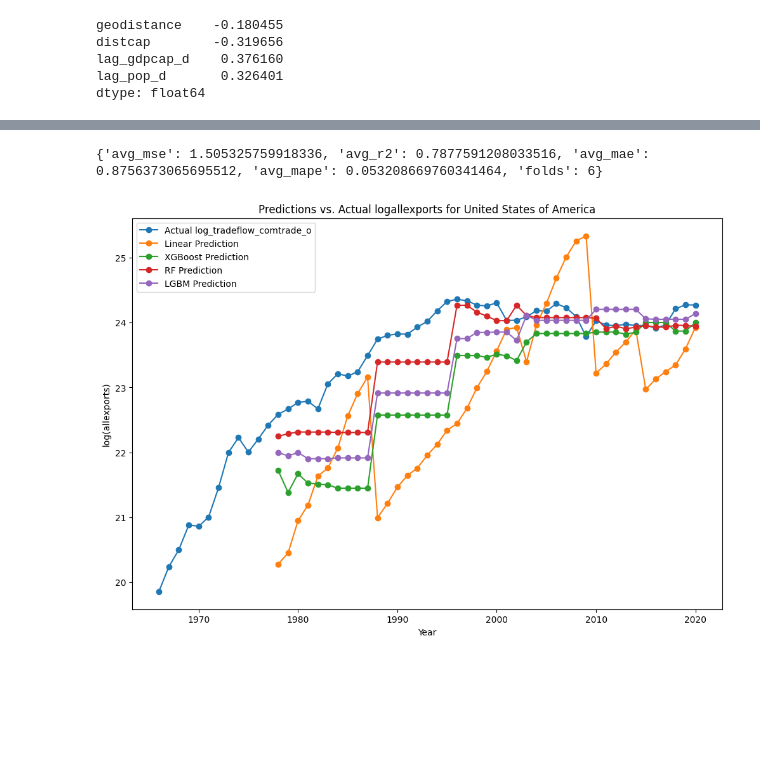
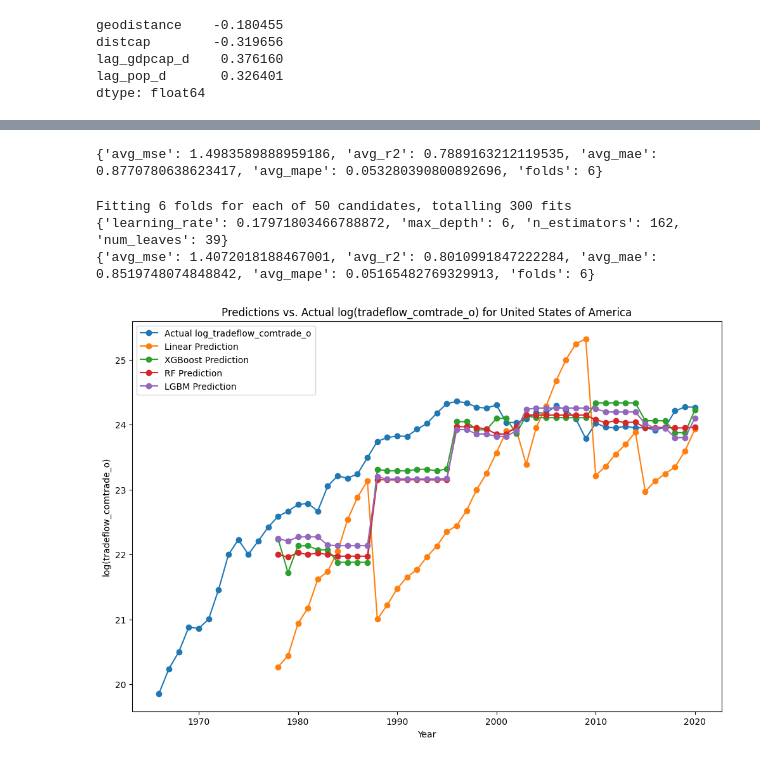
Before and after one commit to luna-ortus-cor/Geopolitical-Distance-and-Global-Trade, a Jupyter notebook: Backend/code/MODELS.ipynb, the cells around one changed output, grey strips where cells are left out. Cells and saved outputs as stored; diff of their text form; code cells hidden in the pictures; blank space fills up the shorter version.

Commit message:
Add final models and last dataset

```diff
--- a/Backend/code/MODELS.ipynb
+++ b/Backend/code/MODELS.ipynb
@@ -56,7 +58,7 @@ df_2['lag_gdpcap_d'] = df_2.groupby('country_d')['gdpcap_d'].shift(1)
 
 df_2 = df_2[df_2.groupby('country_d')['year'].diff() == 1]
 
-df_2 = df_2.dropna(subset=['lag_pop_d', 'lag_gdpcap_d', 'log_tradeflow_comtrade_o', 'log_tradeflow_comtrade_o'])
+df_2 = df_2.dropna(subset=['geodistance', 'lag_pop_d', 'lag_gdpcap_d', 'log_tradeflow_comtrade_o', 'log_tradeflow_comtrade_o'])
 # %%
 df_2[['geodistance', 'distcap', 'lag_gdpcap_d', 'lag_pop_d']].corrwith(df_2['log_tradeflow_comtrade_o'])
 
@@ -132,13 +134,11 @@ xgboostX = df_2[['lag_pop_d', 'lag_gdpcap_d', 'distcap', 'geodistance']].copy()
 xgboostX['log_lag_pop_d'] = np.log1p(xgboostX['lag_pop_d'])
 xgboostX['log_lag_gdpcap_d'] = np.log1p(xgboostX['lag_gdpcap_d'])
 
-scaler = StandardScaler()
-xgboostX[['log_lag_pop_d', 'log_lag_gdpcap_d', 'distcap']] = scaler.fit_transform(xgboostX[['log_lag_pop_d', 'log_lag_gdpcap_d', 'distcap']])
 xgboostX = xgboostX[['distcap', 'geodistance', 'log_lag_pop_d', 'log_lag_gdpcap_d']]
 xgboostY = df_2[['log_tradeflow_comtrade_o']]
 
 # need to relook at the settings
-xgboostModel = XGBRegressor(
+xgboostModel = xgb.XGBRegressor(
     n_estimators=100,
     max_depth=4,
     learning_rate=0.05,
@@ -169,5 +235,5 @@ print(rfMetrics)
 # %%
-# Light GBM
+# LightGBM
 lgbmX = df_2[['lag_pop_d', 'lag_gdpcap_d', 'distcap', 'geodistance']].copy()
 lgbmX['log_lag_pop_d'] = np.log1p(lgbmX['lag_pop_d'])
 lgbmX['log_lag_gdpcap_d'] = np.log1p(lgbmX['lag_gdpcap_d'])
@@ -178,27 +244,58 @@ lgbmModel = LGBMRegressor(n_estimators=100, max_depth=10, random_state=222, verb
 lgbmPredictions, lgbmMetrics =  timeseries_cv(lgbmModel, lgbmX, lgbmY)
 print(lgbmMetrics)
 # %% [output]
-{'avg_mse': 1.505325759918336, 'avg_r2': 0.7877591208033516, 'avg_mae': 0.8756373065695512, 'avg_mape': 0.053208669760341464, 'folds': 6}
+{'avg_mse': 1.4983589888959186, 'avg_r2': 0.7889163212119535, 'avg_mae': 0.8770780638623417, 'avg_mape': 0.053280390800892696, 'folds': 6}
+# %%
+# Hyperparameter tuning for LightGBM (similar to earlier)
+lgbm_param_dist = {
+    'n_estimators': randint(50, 200),
+    'max_depth': randint(3, 10),
+    'learning_rate': uniform(0.01, 0.2),
+    'num_leaves': randint(20, 100),
+}
+
+lgbm_random_search = RandomizedSearchCV(
+    estimator=lgbmModel,
+    param_distributions=lgbm_param_dist,
+    scoring='neg_mean_squared_error',
+    cv=tscv,
+    n_jobs=-1,
+    verbose=1,
+    n_iter=50
+)
+
+lgbm_random_search.fit(lgbmX, lgbmY.values.ravel())
+lgbm_best_params = lgbm_random_search.best_params_
+lgbm_best_model = lgbm_random_search.best_estimator_
+
+print(lgbm_best_params)
+lgbmHPTpredictions, lgbmHPTmetrics = timeseries_cv(lgbm_best_model, lgbmX, lgbmY)
+print(lgbmHPTmetrics)
+# %% [output]
+Fitting 6 folds for each of 50 candidates, totalling 300 fits
+{'learning_rate': 0.17971803466788872, 'max_depth': 6, 'n_estimators': 162, 'num_leaves': 39}
+{'avg_mse': 1.4072018188467001, 'avg_r2': 0.8010991847222284, 'avg_mae': 0.8519748074848842, 'avg_mape': 0.05165482769329913, 'folds': 6}
 # %%
-df_2['linearPrediction'] = linearPredictions
-df_2['xgboostPrediction'] = xgboostPredictions
-df_2['rfPrediction'] = rfPredictions
-df_2['lgbmPrediction'] = lgbmPredictions
+df_results = df_2[['country_d', 'log_tradeflow_comtrade_o', 'year']].copy()
+df_results['linearPrediction'] = linearPredictions
+df_results['xgboostHPTPrediction'] = xgboostHPTpredictions
+df_results['rfHPTPrediction'] = rfHPTpredictions
+df_results['lgbmHPTPrediction'] = lgbmHPTpredictions
 # %%
-df_filtered = df_2[df_2['country_d'] == 'United States of America']
+df_filtered = df_results[df_results['country_d'] == 'United States of America']
 
 plt.figure(figsize=(12, 8))
 plt.plot(df_filtered['year'], df_filtered['log_tradeflow_comtrade_o'], label='Actual log_tradeflow_comtrade_o', marker='o')
 plt.plot(df_filtered['year'], df_filtered['linearPrediction'], label='Linear Prediction', marker='o')
-plt.plot(df_filtered['year'], df_filtered['xgboostPrediction'], label='XGBoost Prediction', marker='o')
-plt.plot(df_filtered['year'], df_filtered['rfPrediction'], label='RF Prediction', marker='o')
-plt.plot(df_filtered['year'], df_filtered['lgbmPrediction'], label='LGBM Prediction', marker='o')
+plt.plot(df_filtered['year'], df_filtered['xgboostHPTPrediction'], label='XGBoost Prediction', marker='o')
+plt.plot(df_filtered['year'], df_filtered['rfHPTPrediction'], label='RF Prediction', marker='o')
+plt.plot(df_filtered['year'], df_filtered['lgbmHPTPrediction'], label='LGBM Prediction', marker='o')
 
 # Label the plot
 plt.xlabel('Year')
-plt.ylabel('log(allexports)')
-plt.title('Predictions vs. Actual logallexports for United States of America')
+plt.ylabel('log(tradeflow_comtrade_o)')
+plt.title('Predictions vs. Actual log(tradeflow_comtrade_o) for United States of America')
 plt.legend()
 plt.show()
 # %% [output]
-[figure, old version]
+[figure, new version]
```
Also changed, not shown: parts of 9 cells of this notebook, 1 other file.
